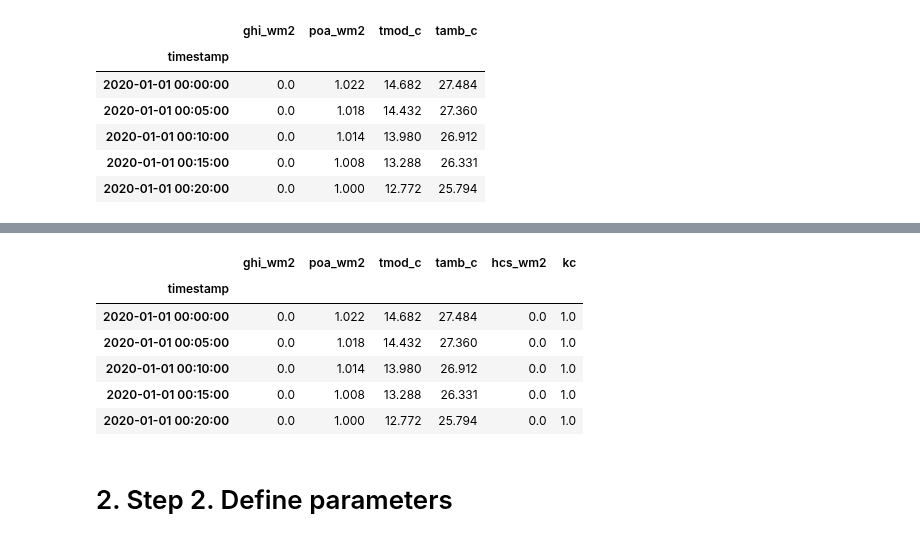
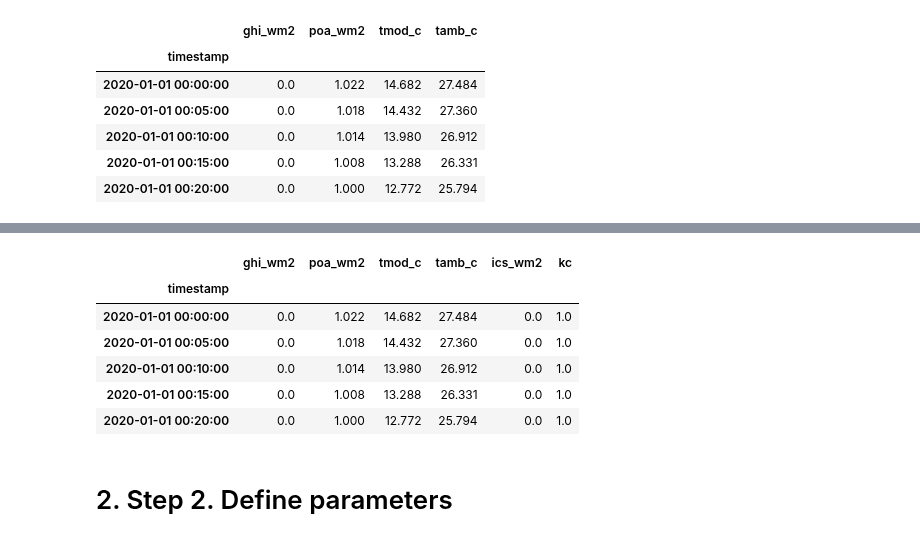
Before and after one commit to salazarna/synthetic-irradiance-sequence, a Jupyter notebook: tutorial.ipynb, the cells around one changed output, grey strips where cells are left out. Saved outputs shown, nothing was run; the diff lists cells and outputs as text; code cells hidden in the pictures.

```diff
--- a/tutorial.ipynb
+++ b/tutorial.ipynb
@@ -47,22 +27,0 @@ hcs.head()
-# %%
-# Append clear-sky irradiance to main dataframe
-df['hcs_wm2'] = hcs['ghi'].values
-
-# Clear-sky index (kc) to main dataframe
-df['kc'] = df['poa_wm2'].values / df['hcs_wm2'].values
-
-# NaN
-df['kc'] = df['kc'].fillna(1)
-
-# Replace kc > 1
-df.loc[df['kc'] > 1, 'kc'] = 1
-
-df.head()
-# %% [output]
-|  | ghi_wm2 | poa_wm2 | tmod_c | tamb_c | hcs_wm2 | kc |
-| timestamp |  |  |  |  |  |  |
-| 2020-01-01 00:00:00 | 0.0 | 1.022 | 14.682 | 27.484 | 0.0 | 1.0 |
-| 2020-01-01 00:05:00 | 0.0 | 1.018 | 14.432 | 27.360 | 0.0 | 1.0 |
-| 2020-01-01 00:10:00 | 0.0 | 1.014 | 13.980 | 26.912 | 0.0 | 1.0 |
-| 2020-01-01 00:15:00 | 0.0 | 1.008 | 13.288 | 26.331 | 0.0 | 1.0 |
-| 2020-01-01 00:20:00 | 0.0 | 1.000 | 12.772 | 25.794 | 0.0 | 1.0 |
@@ -69,3 +34,20 @@ df.head()
+# %%
+df = src.methods.clear_sky_index(data=df,
+                                 column='poa_wm2',
+                                 longitude=longitude,
+                                 latitude=latitude,
+                                 altitude=altitude,
+                                 time_zone=tz)
+
+df.head()
+# %% [output]
+|  | ghi_wm2 | poa_wm2 | tmod_c | tamb_c | ics_wm2 | kc |
+| timestamp |  |  |  |  |  |  |
+| 2020-01-01 00:00:00 | 0.0 | 1.022 | 14.682 | 27.484 | 0.0 | 1.0 |
+| 2020-01-01 00:05:00 | 0.0 | 1.018 | 14.432 | 27.360 | 0.0 | 1.0 |
+| 2020-01-01 00:10:00 | 0.0 | 1.014 | 13.980 | 26.912 | 0.0 | 1.0 |
+| 2020-01-01 00:15:00 | 0.0 | 1.008 | 13.288 | 26.331 | 0.0 | 1.0 |
+| 2020-01-01 00:20:00 | 0.0 | 1.000 | 12.772 | 25.794 | 0.0 | 1.0 |
 # %% [markdown]
 # 2. Step 2. Define parameters
 # %%
```
Also changed, not shown: parts of 7 cells of this notebook, 19 other files.
